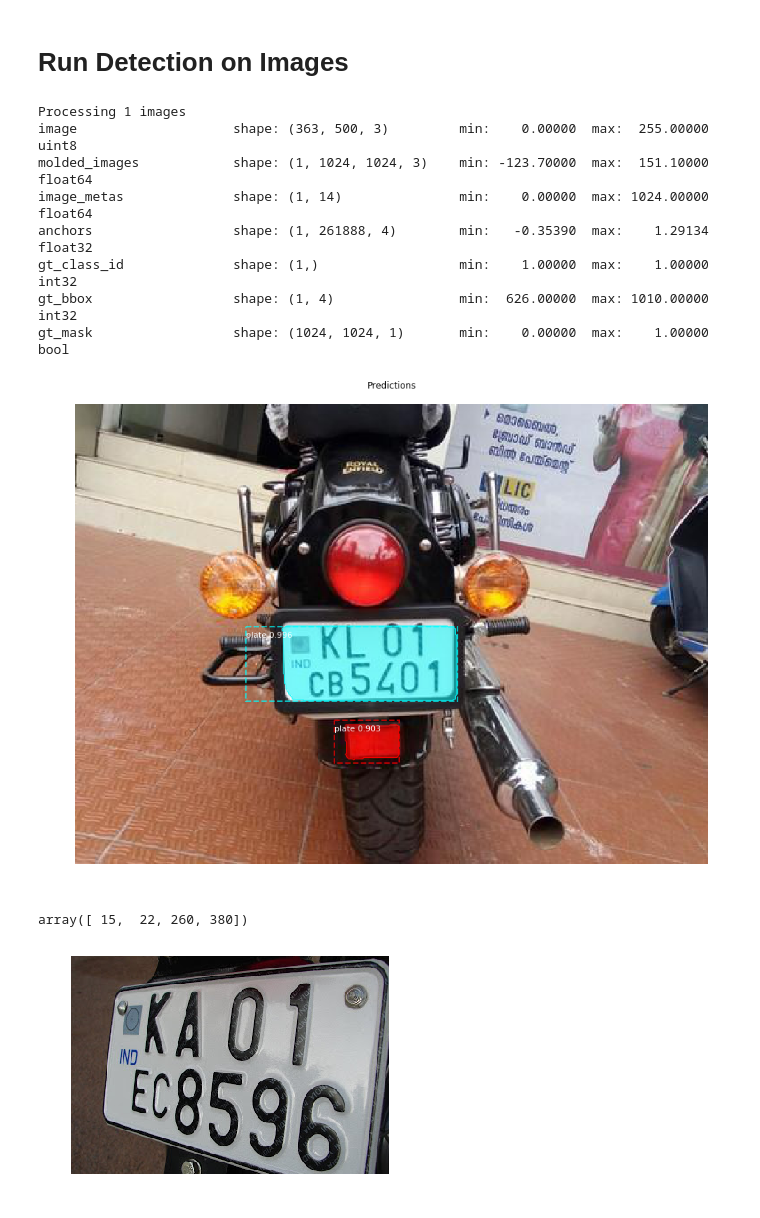
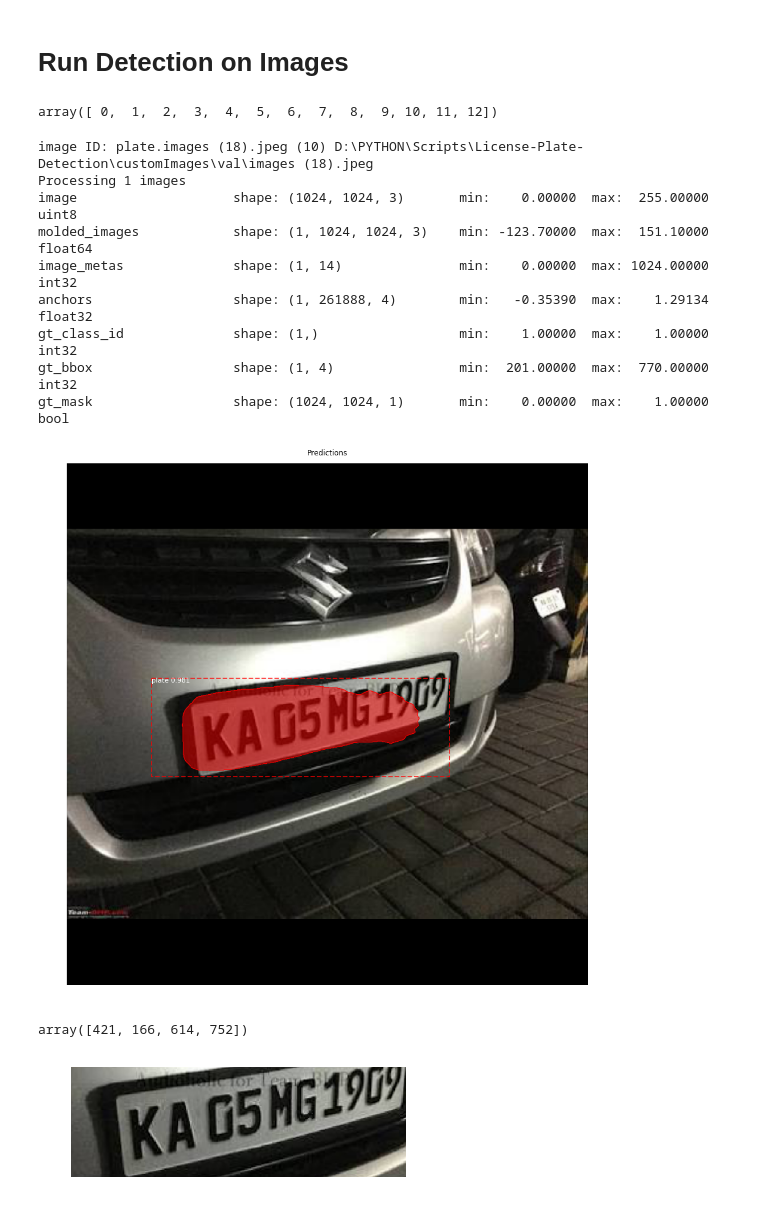
Before and after one commit to tanmaypandey7/License-Plate-Detection-MRCNN, a Jupyter notebook: inspect_custom_model.ipynb, the cells around one changed output. Cells and saved outputs as stored; diff of their text form; code cells hidden in the pictures.

```diff
--- a/inspect_custom_model.ipynb
+++ b/inspect_custom_model.ipynb
@@ -139,44 +139,49 @@ reload(visualize)
 <module 'mrcnn.visualize' from 'D:\\anaconda\\lib\\site-packages\\mask_rcnn-2.1-py3.6.egg\\mrcnn\\visualize.py'>
 # %% [markdown]
 # Run Detection on Images
+# %%
+(dataset.image_ids)
+# %% [output]
+array([ 0,  1,  2,  3,  4,  5,  6,  7,  8,  9, 10, 11, 12])
 # %%
-# image_id = random.choice(dataset.image_ids)
-# image, image_meta, gt_class_id, gt_bbox, gt_mask =\
-#     modellib.load_image_gt(dataset, config, image_id, use_mini_mask=False)
-# info = dataset.image_info[image_id]
-# print("image ID: {}.{} ({}) {}".format(info["source"], info["id"], image_id,
-#                                        dataset.image_reference(image_id)))
+image_id = 10
+image, image_meta, gt_class_id, gt_bbox, gt_mask =\
+    modellib.load_image_gt(dataset, config, image_id, use_mini_mask=False)
+info = dataset.image_info[image_id]
+print("image ID: {}.{} ({}) {}".format(info["source"], info["id"], image_id,
+                                       dataset.image_reference(image_id)))
 
 
 # add custom image here
-file_name = os.path.join(r"C:\Users\Vision\Desktop", 'product-500x500.jpeg')
-image = skimage.io.imread(file_name)
+# file_name = os.path.join(r"D:\PYTHON\Scripts\License-Plate-Detection\test results", 'true plate 2.jpeg')
+# image = skimage.io.imread(file_name)
 # Run object detection
 results = model.detect([image], verbose=1)
 
 # Display results
 ax = get_ax(1)
 r = results[0]
 visualize.display_instances(image, r['rois'], r['masks'], r['class_ids'],
                             dataset.class_names, r['scores'], ax=ax,
                             title="Predictions")
 log("gt_class_id", gt_class_id)
 log("gt_bbox", gt_bbox)
 log("gt_mask", gt_mask)
 # %% [output]
+image ID: plate.images (18).jpeg (10) D:\PYTHON\Scripts\License-Plate-Detection\customImages\val\images (18).jpeg
 Processing 1 images
-image                    shape: (363, 500, 3)         min:    0.00000  max:  255.00000  uint8
+image                    shape: (1024, 1024, 3)       min:    0.00000  max:  255.00000  uint8
 molded_images            shape: (1, 1024, 1024, 3)    min: -123.70000  max:  151.10000  float64
-image_metas              shape: (1, 14)               min:    0.00000  max: 1024.00000  float64
+image_metas              shape: (1, 14)               min:    0.00000  max: 1024.00000  int32
 anchors                  shape: (1, 261888, 4)        min:   -0.35390  max:    1.29134  float32
 gt_class_id              shape: (1,)                  min:    1.00000  max:    1.00000  int32
-gt_bbox                  shape: (1, 4)                min:  626.00000  max: 1010.00000  int32
+gt_bbox                  shape: (1, 4)                min:  201.00000  max:  770.00000  int32
 gt_mask                  shape: (1024, 1024, 1)       min:    0.00000  max:    1.00000  bool
-[figure, old version]
+[figure, new version]
 # %%
 r['rois'][0]
 # %% [output]
-array([ 15,  22, 260, 380])
+array([421, 166, 614, 752])
 # %%
 y1, x1, y2, x2 = r['rois'][0]
 
@@ -188,5 +193,5 @@ plt.axis("off")
 plt.imshow(temp,cmap='gray')
 plt.savefig('temp.png')
 # %% [output]
-[figure, old version]
+[figure, new version]
 # %%
```
Also changed, not shown: parts of 5 cells of this notebook, 1 other file.
